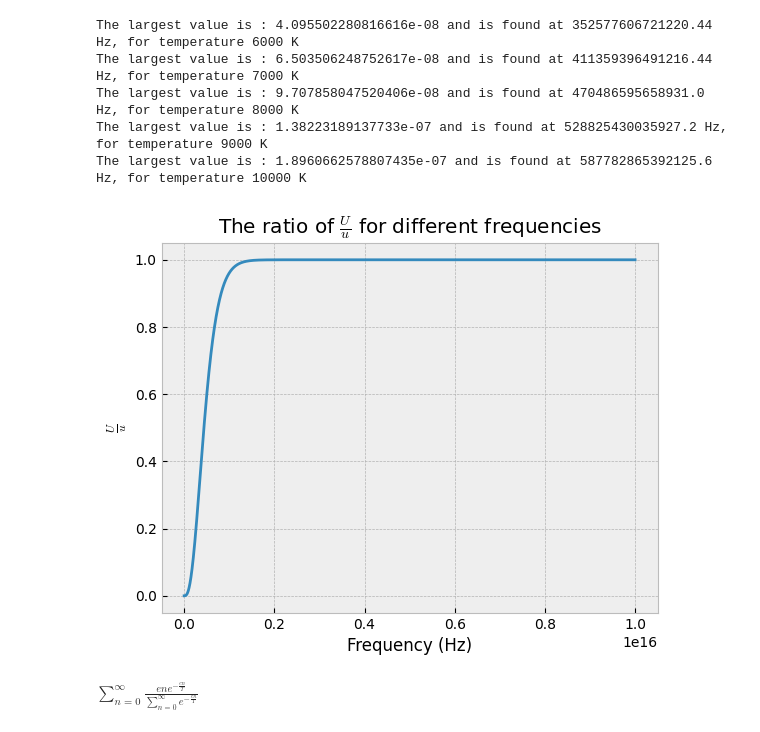
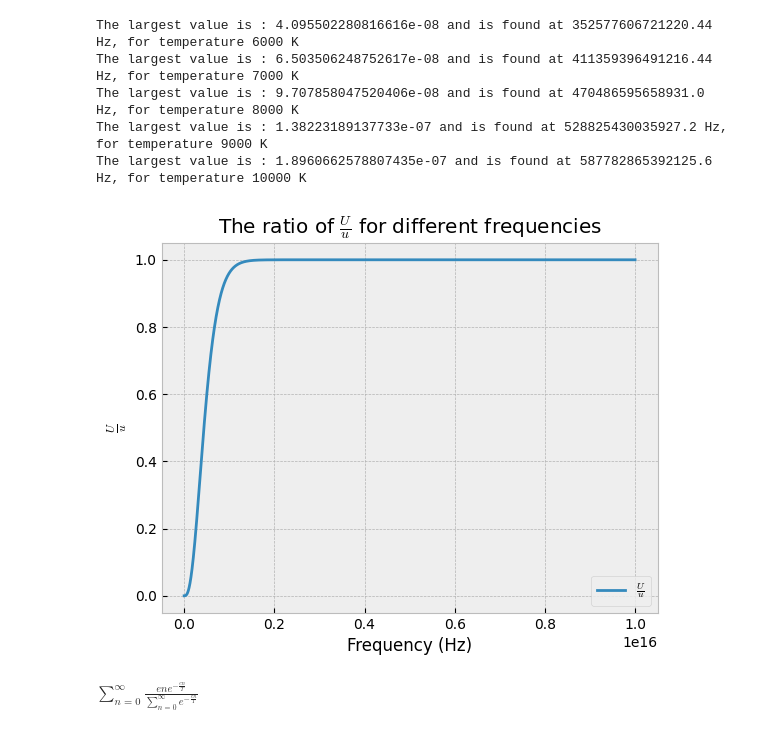
Before and after one commit to grk38/Quantum-Physics-Problems, a Jupyter notebook: exerciseSet_BlackBody.ipynb, the cells around one changed output. Cells and saved outputs as stored; diff of their text form; code cells hidden in the pictures.

```diff
--- a/exerciseSet_BlackBody.ipynb
+++ b/exerciseSet_BlackBody.ipynb
@@ -120,13 +120,14 @@ newFreq = 10**newRandom
 ratioArray = np.array([quad(planckLaw,tolerance,f,args=(6000,))[0]/total for f in newFreq])
 # %%
 
-plt.plot(newFreq,ratioArray)
+plt.plot(newFreq,ratioArray,label=r'$\frac{U}{u}$')
 plt.title(r'The ratio of $\frac{U}{u}$ for different frequencies')
 plt.ylabel(r'$\frac{U}{u}$')
 plt.xlabel('Frequency (Hz)')
+plt.legend()
 plt.show()
 # %% [output]
-[figure, old version]
+[figure, new version]
 # %%
 newTemps,vBounds = [6000,1000,100000], (4.3*10**(14),7.5*10**(14))
 newRatioArray = []
```
Also changed, not shown: parts of 4 cells of this notebook, 6 other files.
